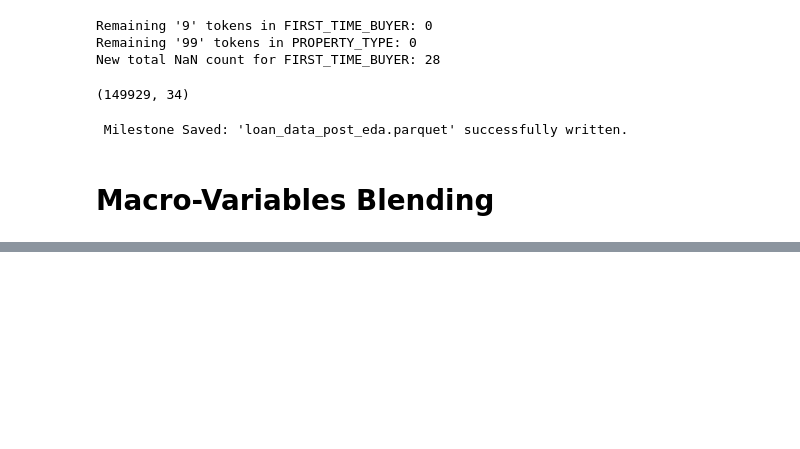
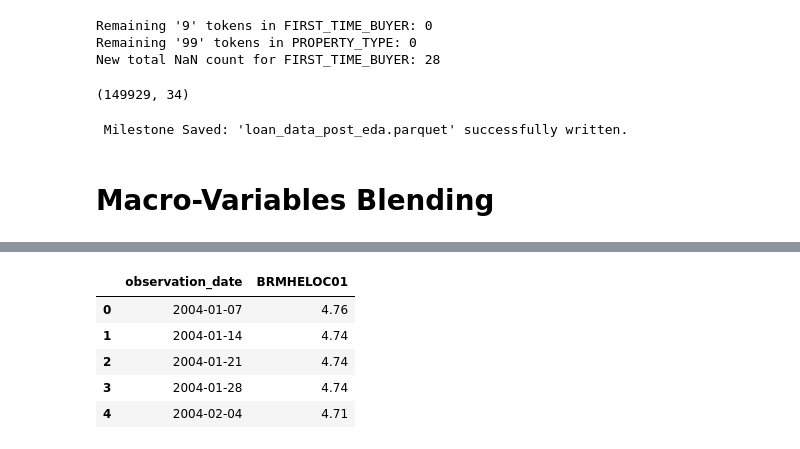
Before and after one commit to Gautam0211/Credit-Risk-Stress-Testing-Under-Macro-Conditions-of-2008-Global-Recession, a Jupyter notebook: Notebooks/EDA and Data Preprocessing.ipynb, the cells around one changed output, grey strips where cells are left out. Saved outputs shown, nothing was run; the diff lists cells and outputs as text; code cells hidden in the pictures; blank space fills up the shorter version.

```diff
--- a/Notebooks/EDA and Data Preprocessing.ipynb
+++ b/Notebooks/EDA and Data Preprocessing.ipynb
@@ -1120,0 +1162,9 @@ print(" Milestone Saved: 'loan_data_post_eda.parquet' successfully written.")
+# %%
+brm_df.head()
+# %% [output]
+|  | observation_date | BRMHELOC01 |
+| 0 | 2004-01-07 | 4.76 |
+| 1 | 2004-01-14 | 4.74 |
+| 2 | 2004-01-21 | 4.74 |
+| 3 | 2004-01-28 | 4.74 |
+| 4 | 2004-02-04 | 4.71 |
```
Also changed, not shown: parts of 26 cells of this notebook.
